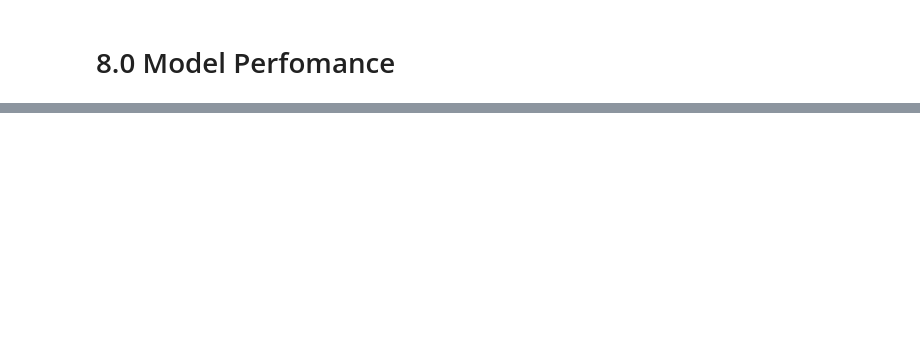
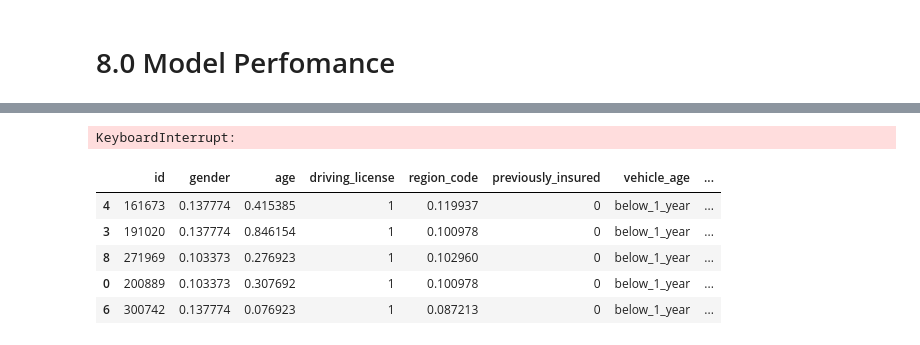
Before and after one commit to kevincirne/pa004-health-insurance-cross-sell, a Jupyter notebook: notebooks/1.0.kcl_health_insurence_cross-sell.ipynb, the cells around one changed output, grey strips where cells are left out. Cells and saved outputs as stored; diff of their text form; code cells hidden in the pictures; blank space fills up the shorter version.

```diff
--- a/notebooks/1.0.kcl_health_insurence_cross-sell.ipynb
+++ b/notebooks/1.0.kcl_health_insurence_cross-sell.ipynb
@@ -523,0 +653,20 @@ Recall at K:0.0017851517378977212
+# %%
+# API Call
+#url = 'http://127.0.0.1:5000/healthinsurance/predict'
+url = 'https://pa004-health-insurance-api.onrender.com/predict'
+header = {'Content-type': 'application/json' }
+
+r = requests.post( url, data=data, headers=header )
+print( 'Status Code {}'.format( r.status_code ) )
+# %% [output]
+KeyboardInterrupt:
+# %%
+d1 = pd.DataFrame(r.json(), columns=r.json()[0].keys())
+d1.sort_values('score', ascending=False).head()
+# %% [output]
+|  | id | gender | age | driving_license | region_code | previously_insured | vehicle_age | ... |
+| 4 | 161673 | 0.137774 | 0.415385 | 1 | 0.119937 | 0 | below_1_year | ... |
+| 3 | 191020 | 0.137774 | 0.846154 | 1 | 0.100978 | 0 | below_1_year | ... |
+| 8 | 271969 | 0.103373 | 0.276923 | 1 | 0.102960 | 0 | below_1_year | ... |
+| 0 | 200889 | 0.103373 | 0.307692 | 1 | 0.100978 | 0 | below_1_year | ... |
+| 6 | 300742 | 0.137774 | 0.076923 | 1 | 0.087213 | 0 | below_1_year | ... |
```
Also changed, not shown: parts of 29 cells of this notebook, 21 other files.
